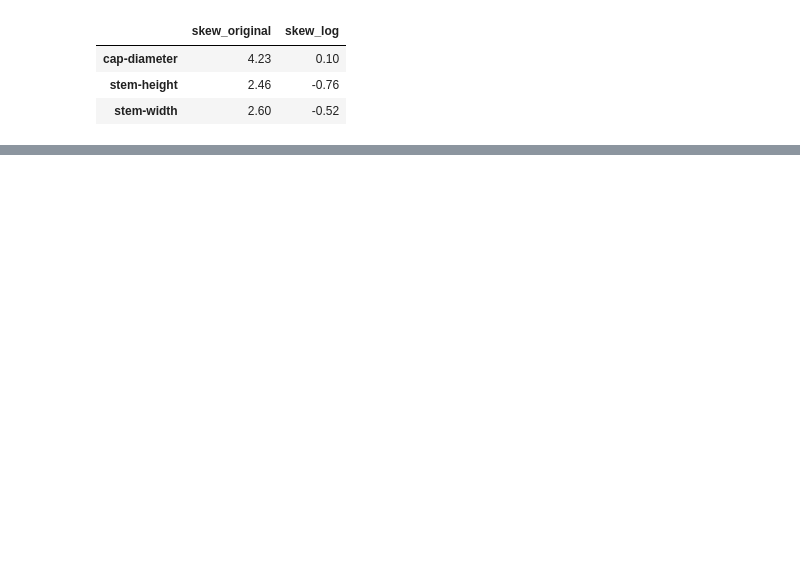
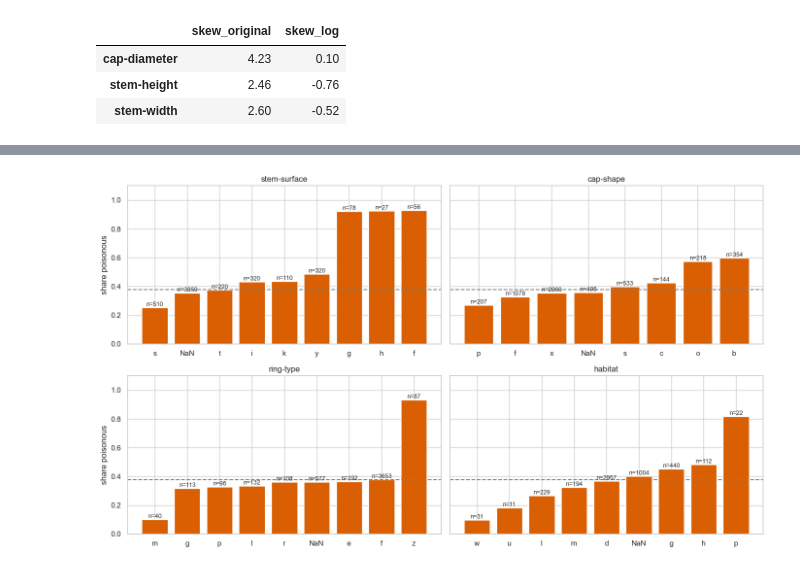
Before and after one commit to WillemSterckx/Skooma-Cats, a Jupyter notebook: Mushroom/1MushroomScrape.ipynb, the cells around one changed output, grey strips where cells are left out. Drawn from its saved outputs; the diff is of its cells as text; code cells hidden in the pictures; blank space fills up the shorter version.

```diff
--- a/Mushroom/1MushroomScrape.ipynb
+++ b/Mushroom/1MushroomScrape.ipynb
@@ -289,0 +362,17 @@ pd.DataFrame({
+# %%
+top_cols = ['stem-surface', 'cap-shape', 'ring-type', 'habitat']
+
+fig, axes = plt.subplots(2, 2, figsize=(14, 8), sharey=True)
+for ax, col in zip(axes.flat, top_cols):
+    grouped = is_poisonous.groupby(df[col].fillna('NaN')).agg(['mean', 'size']).sort_values('mean')
+    bars = ax.bar(grouped.index, grouped['mean'], color='#d95f02')
+    ax.bar_label(bars, labels=[f'n={n}' for n in grouped['size']], fontsize=9)
+    ax.axhline(is_poisonous.mean(), color='grey', linestyle='--')
+    ax.set_title(col)
+    ax.set_ylim(0, 1.1)
+for ax in axes[:, 0]:
+    ax.set_ylabel('share poisonous')
+plt.tight_layout()
+plt.show()
+# %% [output]
+[figure, added]
```
Also changed, not shown: parts of 55 cells of this notebook, 35 other files.
